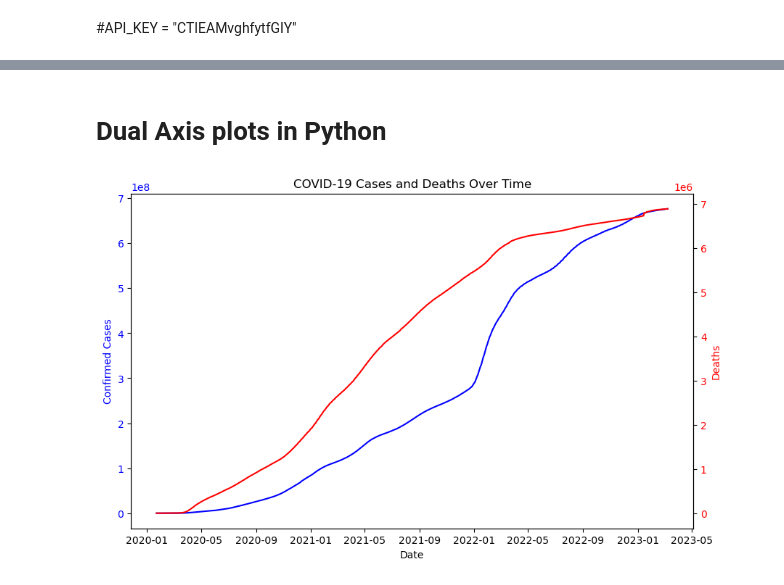
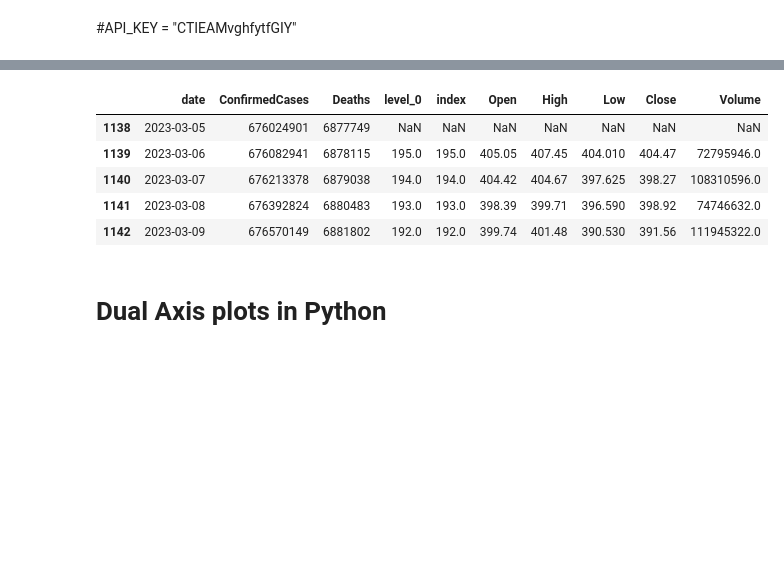
Before and after one commit to kunjalsunny/Covid-19-effect-on-stock-market, a Jupyter notebook: COVID-19 and its effect on the stock market.ipynb, the cells around one changed output, grey strips where cells are left out. Cells and saved outputs as stored; diff of their text form; code cells hidden in the pictures; blank space fills up the shorter version.

```diff
--- a/COVID-19 and its effect on the stock market.ipynb
+++ b/COVID-19 and its effect on the stock market.ipynb
@@ -172,0 +136,11 @@ plt.show()
+# %%
+#Merging Covid and Real Estate Dataframe
+global_covid_df['date'] = pd.to_datetime(global_covid_df['date'])
+real_estate_stock.reset_index(inplace=True)
+real_estate_stock['date'] = pd.to_datetime(real_estate_stock['date'])
+
+
+
+merge_real_estate_df = pd.merge(global_covid_df, real_estate_stock, how='left', on='date')
+merge_real_estate_df.tail()
+#global_covid_df.to_csv('Global Covid-19.csv', index=False)
@@ -173,31 +154,20 @@ plt.show()
 # %%
-plt.figure(figsize=(10, 6))
-plt.plot(global_covid_df['Date'], global_covid_df['close_x'], label='Closing Price')
-plt.title('Stock Prices Over Time')
-plt.xlabel('Date')
-plt.ylabel('Price')
-plt.legend()
-plt.show()
+#Merging Covid and American Dataframe
+global_covid_df['date'] = pd.to_datetime(global_covid_df['date'])
+american_market_stock.reset_index(inplace=True)
+american_market_stock['date'] = pd.to_datetime(american_market_stock['date'])
+
+
+
+merge_american_df = pd.merge(global_covid_df, american_market_stock, how='left', on='date')
+merge_american_df.tail()
+#global_covid_df.to_csv('Global Covid-19.csv', index=False)
+# %% [output]
+|  | date | ConfirmedCases | Deaths | level_0 | index | Open | High | Low | Close | Volume |
+| 1138 | 2023-03-05 | 676024901 | 6877749 | NaN | NaN | NaN | NaN | NaN | NaN | NaN |
+| 1139 | 2023-03-06 | 676082941 | 6878115 | 195.0 | 195.0 | 405.05 | 407.45 | 404.010 | 404.47 | 72795946.0 |
+| 1140 | 2023-03-07 | 676213378 | 6879038 | 194.0 | 194.0 | 404.42 | 404.67 | 397.625 | 398.27 | 108310596.0 |
+| 1141 | 2023-03-08 | 676392824 | 6880483 | 193.0 | 193.0 | 398.39 | 399.71 | 396.590 | 398.92 | 74746632.0 |
+| 1142 | 2023-03-09 | 676570149 | 6881802 | 192.0 | 192.0 | 399.74 | 401.48 | 390.530 | 391.56 | 111945322.0 |
 # %% [markdown]
 # Dual Axis plots in Python
-# %%
-import matplotlib.pyplot as plt
-
-fig, ax1 = plt.subplots(figsize=(10, 6))
-
-# First y-axis (blue)
-ax1.plot(global_covid_df['date'], global_covid_df['ConfirmedCases'], label='Confirmed Cases', color='blue')
-ax1.set_xlabel('Date')
-ax1.set_ylabel('Confirmed Cases', color='blue')
-ax1.tick_params(axis='y', labelcolor='blue')
-
-# Second y-axis (red)
-ax2 = ax1.twinx()
-ax2.plot(global_covid_df['date'], global_covid_df['Deaths'], label='Deaths', color='red')
-ax2.set_ylabel('Deaths', color='red')
-ax2.tick_params(axis='y', labelcolor='red')
-
-plt.title('COVID-19 Cases and Deaths Over Time')
-plt.show()
-# %% [output]
-[figure, removed]
```
Also changed, not shown: parts of 11 cells of this notebook.
